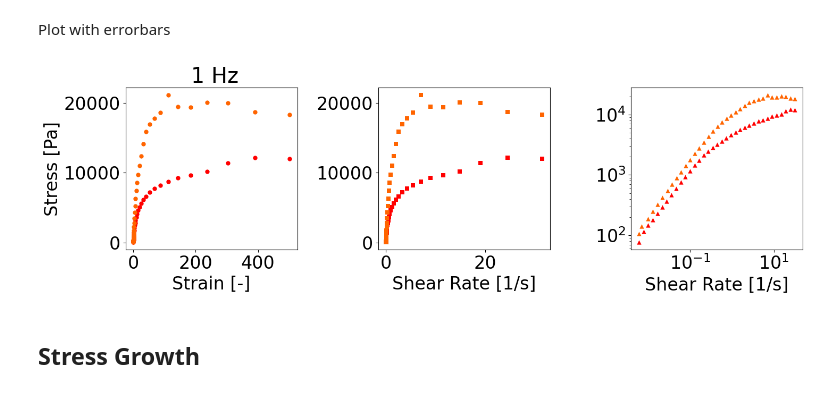
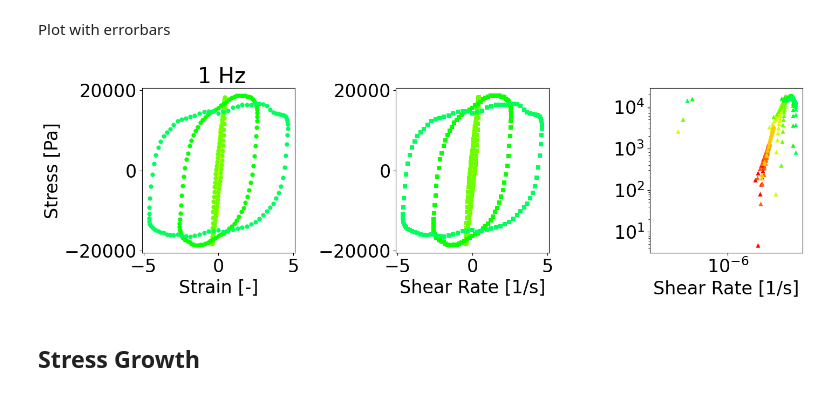
Before and after one commit to DrNjitram/vdSman_Constitutive_Model_Fitting, a Jupyter notebook: data_reading.ipynb, the cells around one changed output. Drawn from its saved outputs; the diff is of its cells as text; code cells hidden in the pictures.

```diff
--- a/data_reading.ipynb
+++ b/data_reading.ipynb
@@ -402,8 +415,8 @@ axs.set_title('1 Hz')
 
 
 for i in range(len(data_exp)):
-    x1 = data_exp[i][0]
-    y1 = data_exp[i][3]
+    x1 = np.arange(ndata_cycle)#data_exp[i][:, 0]
+    y1 = data_exp[i][:, 1][-ndata_cycle:]
 
     # Plot data in the first subplot
     axs.plot(x1, y1, marker='o', color=color_palette[i], label='Data 1', markersize=2, linewidth =0)
@@ -414,18 +427,18 @@ for i in range(len(data_exp)):
 plt.tight_layout()
 
 
-# freq = 1
-# ampl = 120
-# t = np.linspace(0,1/freq,ndata_cycle)
-# strains = []
-# shrates =[]
-# for elem in t:
-#     shrate = ampl/100 * freq*2*math.pi * np.cos(freq*elem*2*math.pi)
-#
-#     strain = ampl/100 * np.sin(freq*elem*2*math.pi)
-#     strains.append(strain)
-#     shrates.append(shrate)
-# axs.plot(t, shrates, marker='o', color='blue', markersize=0, linewidth =1)
+freq = 1
+ampl = max([np.max(data[:, 1]) for data in data_exp])*15
+t = np.linspace(0,ndata_cycle/freq,ndata_cycle)
+strains = []
+shrates =[]
+for elem in t:
+    shrate = ampl/100 * freq*2*math.pi * np.cos(freq*elem*2*math.pi)
+
+    strain = ampl/100 * np.sin(freq*elem*2*math.pi)
+    strains.append(strain)
+    shrates.append(shrate)
+axs.plot(t, shrates, marker='o', color='blue', markersize=0, linewidth =1)
 
 
 
@@ -447,8 +460,8 @@ data_exp_avg = data_exp
 
 for i in range(len(data_exp)):
 
-    x1 = data_exp[i][0]
-    y1 = data_exp[i][2]
+    x1 = np.arange(ndata_cycle)#data_exp[i][:, 0]
+    y1 = data_exp[i][:, 0][-ndata_cycle:]
 
 
     # Plot data in the first subplot
@@ -487,40 +500,40 @@ axs[2].set_xlabel('Shear Rate [1/s]')
 axs[0].set_ylabel('Stress [Pa]')
 axs[0].set_title(' 1 Hz')
 
 data_exp_avg = data_exp
 
 for i in range(len(data_exp)):
 
     lim1 = 0
     lim2 = ndata_cycle
 
-    x1 = data_exp_avg[i][2]
-    y1 = data_exp_avg[i][1]
+    x1 = data_exp[i][:, 0][-ndata_cycle:]
+    y1 = data_exp[i][:, 1][-ndata_cycle:]
 
-    x2 = data_exp_avg[i][3]
-    y2 = data_exp_avg[i][1]
+    x2 = data_exp[i][:, 0][-ndata_cycle:]
+    y2 = data_exp[i][:, 1][-ndata_cycle:]
 
-    x3 = data_exp_avg[i][3][lim1:lim2]
-    y3 = data_exp_avg[i][1][lim1:lim2]
+    x3 = data_exp[i][:, 0][-ndata_cycle:][lim1:lim2]
+    y3 = data_exp[i][:, 1][-ndata_cycle:][lim1:lim2]
 
 
 
     # Plot data in the first subplot
     axs[0].scatter(x1, y1, marker='o', color=color_palette[i], label='Data 1', linewidth =0)
 
     # Plot data in the second subplot
     axs[1].scatter(x2, y2, marker='s', color=color_palette[i], label='Data 2', linewidth =0 )
 
     # Plot data in the third subplot
     axs[2].scatter(x3, y3, marker='^', color=color_palette[i], label='Data 3', linewidth =0)
 
 # Adjust layout for better spacing
 plt.tight_layout()
 
 # Display the plots
 plt.show()
 # %% [output]
-[figure, old version]
+[figure, new version]
 # %% [markdown]
 ## Stress Growth
 # %%
```
Also changed, not shown: parts of 8 cells of this notebook, 36 other files.
